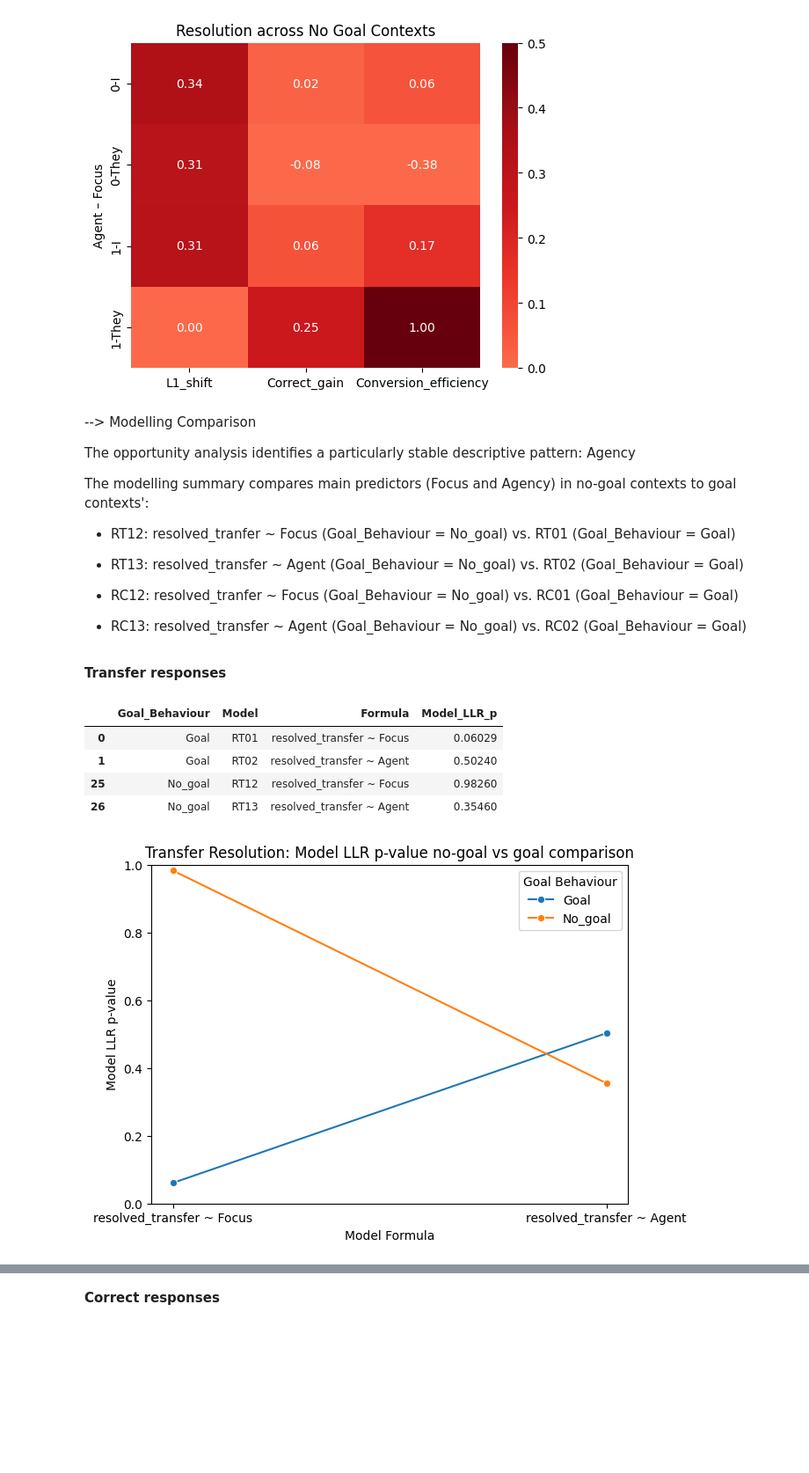
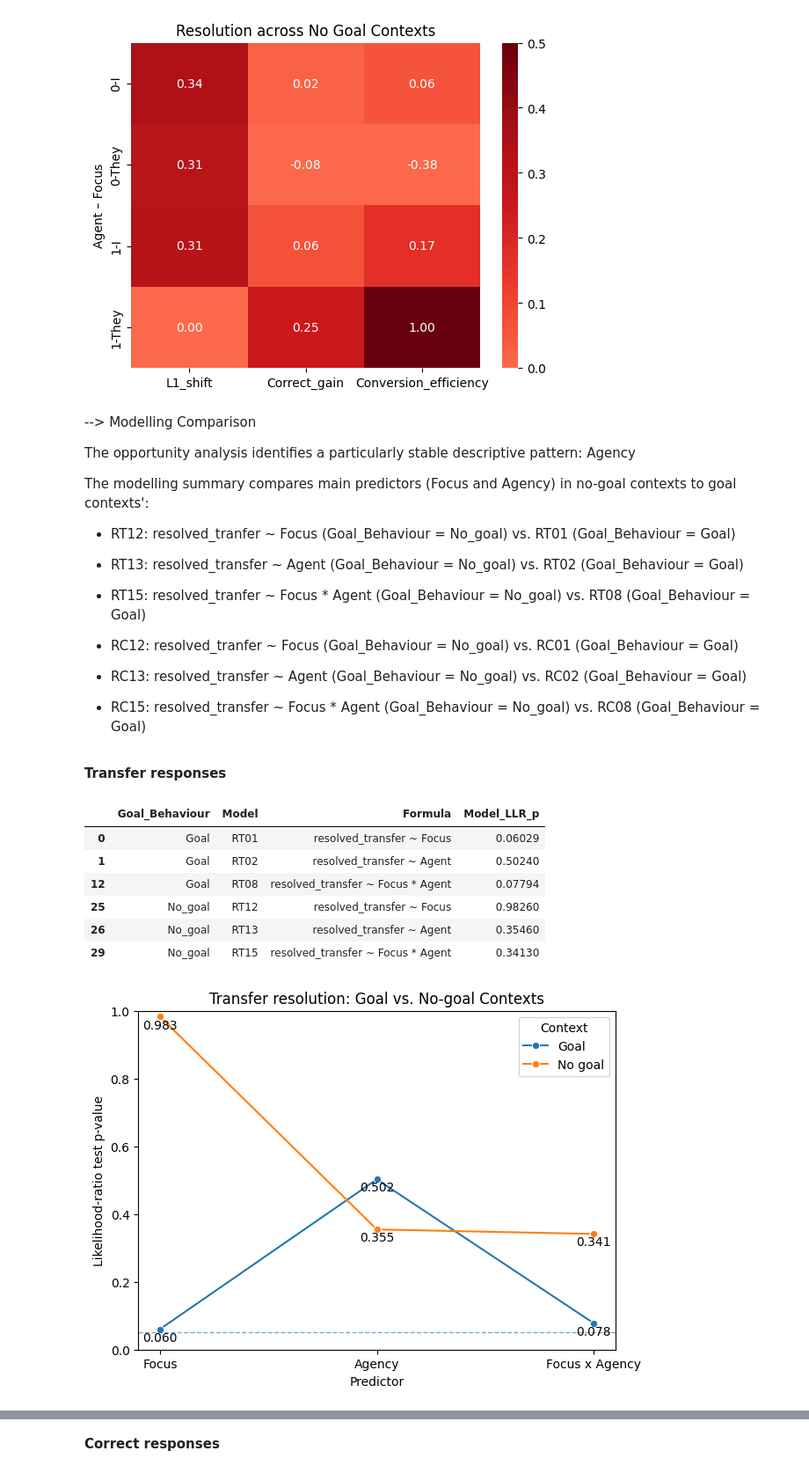
Before and after one commit to RoSoMu/counterfactual-desiderative-processing, a Jupyter notebook: notebooks/modeling/14_no_goal_behaviour_summary.ipynb, the cells around one changed output, grey strips where cells are left out. Shown at 88% size. Drawn from its saved outputs; the diff is of its cells as text; code cells hidden in the pictures; blank space fills up the shorter version.

```diff
--- a/notebooks/modeling/14_no_goal_behaviour_summary.ipynb
+++ b/notebooks/modeling/14_no_goal_behaviour_summary.ipynb
@@ -154,6 +161,11 @@ escape_data
 | 1 | Goal | E02 | escape_L2 ~ Agent | 0.001628 |
 | 25 | No_goal | E12 | escape_L2 ~ Focus | 0.142100 |
 | 26 | No_goal | E13 | escape_L2 ~ Agent | 0.808400 |
+# %%
+escape_data["Goal_Behaviour"] = escape_data["Goal_Behaviour"].replace({
+    "Goal": "Goal",
+    "No_goal": "No goal"
+})
 # %%
 plt.figure(figsize=(7, 5))
 
@@ -218,41 +269,88 @@ The modelling summary compares main predictors (Focus and Agency) in no-goal con
 
 - RT13: resolved_transfer ~ Agent (Goal_Behaviour = No_goal) vs. RT02 (Goal_Behaviour = Goal)
 
+- RT15: resolved_tranfer ~ Focus * Agent (Goal_Behaviour = No_goal) vs. RT08 (Goal_Behaviour = Goal)
+
 - RC12: resolved_tranfer ~ Focus (Goal_Behaviour = No_goal) vs. RC01 (Goal_Behaviour = Goal)
 
 - RC13: resolved_transfer ~ Agent (Goal_Behaviour = No_goal) vs. RC02 (Goal_Behaviour = Goal)
+
+- RC15: resolved_transfer ~ Focus * Agent (Goal_Behaviour = No_goal) vs. RC08 (Goal_Behaviour = Goal)
 # %% [markdown]
 **Transfer responses**
 # %%
-transfer_models = modelling_summary[modelling_summary["Model"].isin(["RT01", "RT02", "RT12", "RT13"])]
+transfer_models = modelling_summary[modelling_summary["Model"].isin(["RT01", "RT02", "RT08", "RT12", "RT13", "RT15"])]
 # %%
-transfer_data =transfer_models[["Goal_Behaviour","Model", "Formula","Model_LLR_p"]]
+transfer_data = transfer_models[["Goal_Behaviour","Model", "Formula","Model_LLR_p"]].drop_duplicates()
 transfer_data
 # %% [output]
 |  | Goal_Behaviour | Model | Formula | Model_LLR_p |
 | 0 | Goal | RT01 | resolved_transfer ~ Focus | 0.06029 |
 | 1 | Goal | RT02 | resolved_transfer ~ Agent | 0.50240 |
+| 12 | Goal | RT08 | resolved_transfer ~ Focus * Agent | 0.07794 |
 | 25 | No_goal | RT12 | resolved_transfer ~ Focus | 0.98260 |
 | 26 | No_goal | RT13 | resolved_transfer ~ Agent | 0.35460 |
+| 29 | No_goal | RT15 | resolved_transfer ~ Focus * Agent | 0.34130 |
+# %%
+transfer_data["Goal_Behaviour"] = transfer_data["Goal_Behaviour"].replace({
+    "Goal": "Goal",
+    "No_goal": "No goal"
+})
 # %%
 plt.figure(figsize=(7, 5))
 
-sns.lineplot(
+ax = sns.lineplot(
     data=transfer_data,
     x="Formula",
     y="Model_LLR_p",
     hue="Goal_Behaviour",
     marker="o"
 )
 
-plt.xticks([0, 1], ["resolved_transfer ~ Focus", "resolved_transfer ~ Agent"])
-plt.ylim(0, 1)
+ax.set_xticks([0, 1, 2])
+ax.set_xticklabels(["Focus", "Agency", "Focus x Agency"])
+ax.set_ylim(0, 1)
+ax.set_xlabel("Predictor")
+ax.set_ylabel("Likelihood-ratio test p-value")
+ax.set_title(
+    "Transfer resolution: Goal vs. No-goal Contexts"
+)
 
-plt.xlabel("Model Formula")
-plt.ylabel("Model LLR p-value")
-plt.title("Transfer Resolution: Model LLR p-value no-goal vs goal comparison")
+ax.legend(
+    title="Context"
+)
 
-plt.legend(title="Goal Behaviour")
-plt.show()
+# Significance reference
+
+ax.axhline(
+    0.05,
+    linestyle="--",
+    linewidth=1,
+    alpha=0.6
+)
+
+# Add p-value labels
+
+
+for _, row in transfer_data.iterrows():
+    if row["Formula"] == "resolved_transfer ~ Focus":
+        x = 0
+    elif row["Formula"] == "resolved_transfer ~ Agent":
+        x = 1
+    else:  # Focus * Agent
+        x = 2
+    y = row["Model_LLR_p"]
+    if y < 0.05:
+        offset = 0.025
+    elif row["Goal_Behaviour"] == "No_goal":
+        offset = 0.025
+    else:
+        offset = -0.035
+    ax.text(
+        x,
+        y + offset,
+        f"{y:.3f}",
+        ha="center"
+    )
 # %% [output]
-[figure, old version]
+[figure, new version]
```
Also changed, not shown: parts of 13 cells of this notebook.
